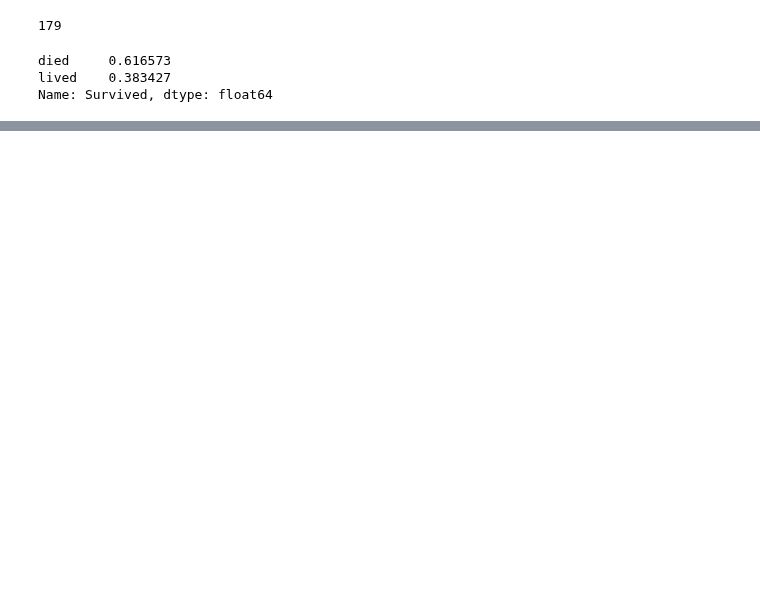
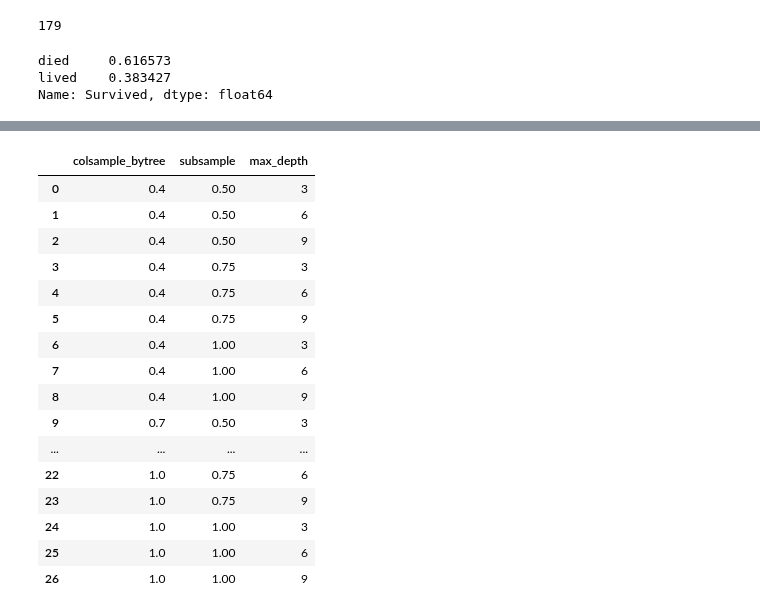
Before and after one commit to shane-kercheval/udacity, a Jupyter notebook: data_scientist_nanodegree/lab_decision_trees_titanic/Custom Solution.ipynb, the cells around one changed output, grey strips where cells are left out. Saved outputs shown, nothing was run; the diff lists cells and outputs as text; code cells hidden in the pictures; blank space fills up the shorter version.

```diff
--- a/data_scientist_nanodegree/lab_decision_trees_titanic/Custom Solution.ipynb
+++ b/data_scientist_nanodegree/lab_decision_trees_titanic/Custom Solution.ipynb
@@ -446,0 +206,20 @@ test_set_predictions.to_csv('test_predictions_custom.csv', index=False)
+# %%
+infos[5].hyper_params_grid.params_grid
+# %% [output]
+|  | colsample_bytree | subsample | max_depth |
+| 0 | 0.4 | 0.50 | 3 |
+| 1 | 0.4 | 0.50 | 6 |
+| 2 | 0.4 | 0.50 | 9 |
+| 3 | 0.4 | 0.75 | 3 |
+| 4 | 0.4 | 0.75 | 6 |
+| 5 | 0.4 | 0.75 | 9 |
+| 6 | 0.4 | 1.00 | 3 |
+| 7 | 0.4 | 1.00 | 6 |
+| 8 | 0.4 | 1.00 | 9 |
+| 9 | 0.7 | 0.50 | 3 |
+| ... | ... | ... | ... |
+| 22 | 1.0 | 0.75 | 6 |
+| 23 | 1.0 | 0.75 | 9 |
+| 24 | 1.0 | 1.00 | 3 |
+| 25 | 1.0 | 1.00 | 6 |
+| 26 | 1.0 | 1.00 | 9 |
```
Also changed, not shown: parts of 66 cells of this notebook, 4 other files.
